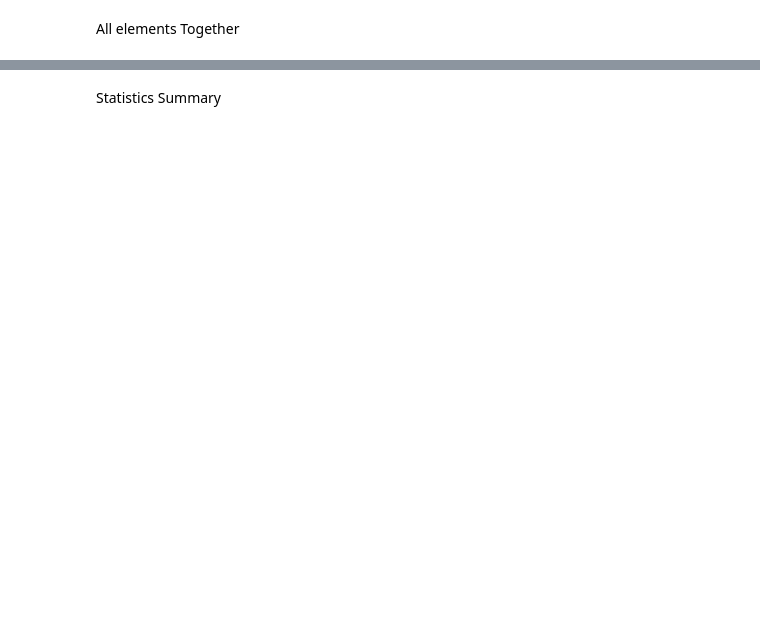
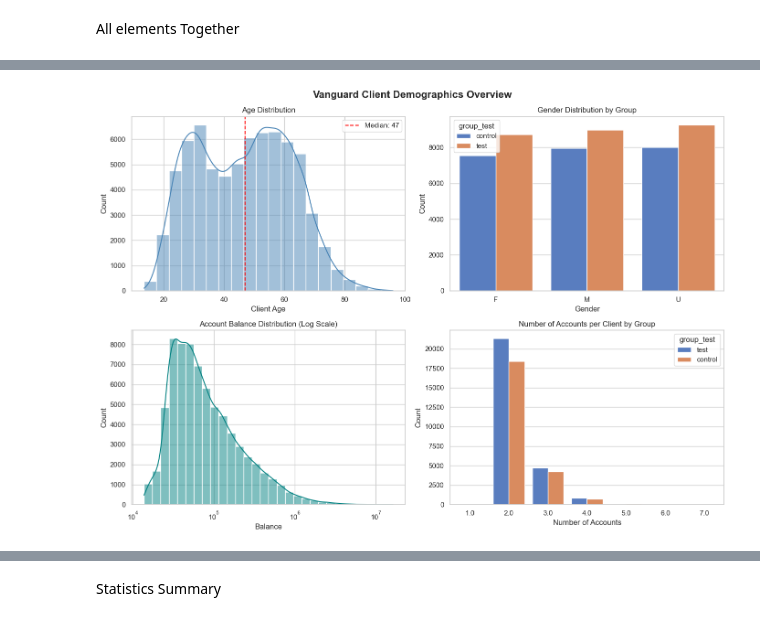
Before and after one commit to craftedbygaby/AB_testing, a Jupyter notebook: Python_script/01_eda_Demographic CB.ipynb, the cells around one changed output, grey strips where cells are left out. Cells and saved outputs as stored; diff of their text form; code cells hidden in the pictures; blank space fills up the shorter version.

```diff
--- a/Python_script/01_eda_Demographic CB.ipynb
+++ b/Python_script/01_eda_Demographic CB.ipynb
@@ -255,0 +271,77 @@ plt.show()
+# %%
+fig, axes = plt.subplots(2, 2, figsize=(14, 10))
+fig.suptitle("Vanguard Client Demographics Overview", fontsize=16, fontweight="bold")
+
+# Age Distribution
+sns.histplot(
+    df["age"].dropna(),
+    bins=20,
+    kde=True,
+    ax=axes[0, 0],
+    color="steelblue"
+)
+axes[0, 0].set_title("Age Distribution")
+axes[0, 0].set_xlabel("Client Age")
+axes[0, 0].axvline(
+    df["age"].median(),
+    color="red",
+    linestyle="--",
+    label=f"Median: {df['age'].median():.0f}"
+)
+axes[0, 0].legend()
+
+# Gender Distribution by Group
+gender_counts = (
+    df.groupby(["gender", "group_test"])
+      .size()
+      .reset_index(name="count")
+)
+
+sns.barplot(
+    data=gender_counts,
+    x="gender",
+    y="count",
+    hue="group_test",
+    ax=axes[0, 1],
+    palette="muted"
+)
+axes[0, 1].set_title("Gender Distribution by Group")
+axes[0, 1].set_xlabel("Gender")
+axes[0, 1].set_ylabel("Count")
+
+# Account Balance Distribution
+sns.histplot(
+    df["balance"].dropna(),
+    bins=30,
+    kde=True,
+    ax=axes[1, 0],
+    color="teal",
+    log_scale=(True, False)
+)
+axes[1, 0].set_title("Account Balance Distribution (Log Scale)")
+axes[1, 0].set_xlabel("Balance")
+axes[1, 0].set_ylabel("Count")
+
+# Number of Accounts by Group
+acct_counts = (
+    df.groupby(["num_accts", "group_test"])
+      .size()
+      .reset_index(name="count")
+)
+
+sns.barplot(
+    data=acct_counts,
+    x="num_accts",
+    y="count",
+    hue="group_test",
+    ax=axes[1, 1],
+    palette="muted"
+)
+axes[1, 1].set_title("Number of Accounts per Client by Group")
+axes[1, 1].set_xlabel("Number of Accounts")
+axes[1, 1].set_ylabel("Count")
+
+plt.tight_layout()
+plt.show()
+# %% [output]
+[figure, added]
```
Also changed, not shown: parts of 31 cells of this notebook.
